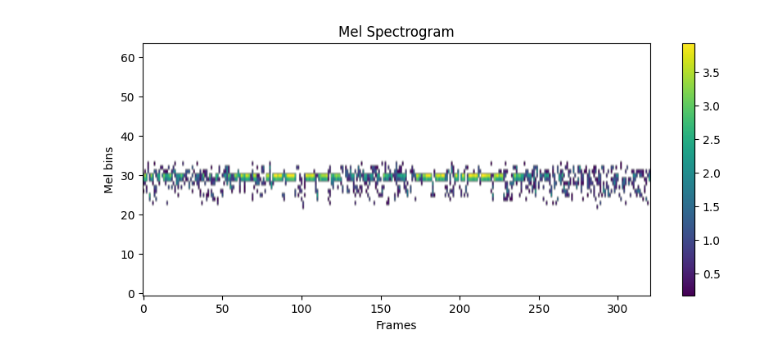
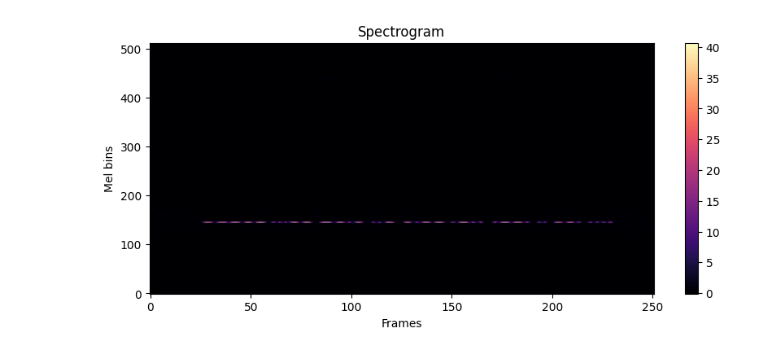
Before and after one commit to DesMonNt/KONTUR_CONTEST_2025, a Jupyter notebook: pipeline.ipynb, the cells around one changed output. Drawn from its saved outputs; the diff is of its cells as text; code cells hidden in the pictures.

```diff
--- a/pipeline.ipynb
+++ b/pipeline.ipynb
@@ -11,18 +13,24 @@ TRAIN = False
+# %%
+import torchaudio.transforms as T
+from normalize import Normalize
+
+def build_transform():
+    return torch.nn.Sequential(
+        T.Spectrogram(n_fft=1024, hop_length=256, power=2.0),
+        Normalize()
+    )
 # %%
-from utils import normalize_nonzero, extract_morse
+waveform, sample_rate = torchaudio.load(os.path.join(DATASET_PATH, '1.opus'))
 
-waveform, sample_rate = torchaudio.load(os.path.join(DATASET_PATH, '1234.opus'))
-transform = torchaudio.transforms.MelSpectrogram(sample_rate=sample_rate, n_mels=64)
-mel_spec = transform(waveform)
-mel_spec = extract_morse(mel_spec)
-mel_spec = normalize_nonzero(mel_spec)
+transform = build_transform()
+spec = transform(waveform)
 # %%
 plt.figure(figsize=(10, 4))
-plt.imshow(mel_spec.log2()[0,:,:].numpy(), aspect='auto', origin='lower')
-plt.title('Mel Spectrogram')
+plt.imshow(spec[0,:,:].numpy(), aspect='auto', origin='lower', cmap='magma')
+plt.title('Spectrogram')
 plt.xlabel('Frames')
 plt.ylabel('Mel bins')
 plt.colorbar()
 plt.show()
 # %% [output]
-[figure, old version]
+[figure, new version]
```
Also changed, not shown: parts of 9 cells of this notebook, 9 other files.
